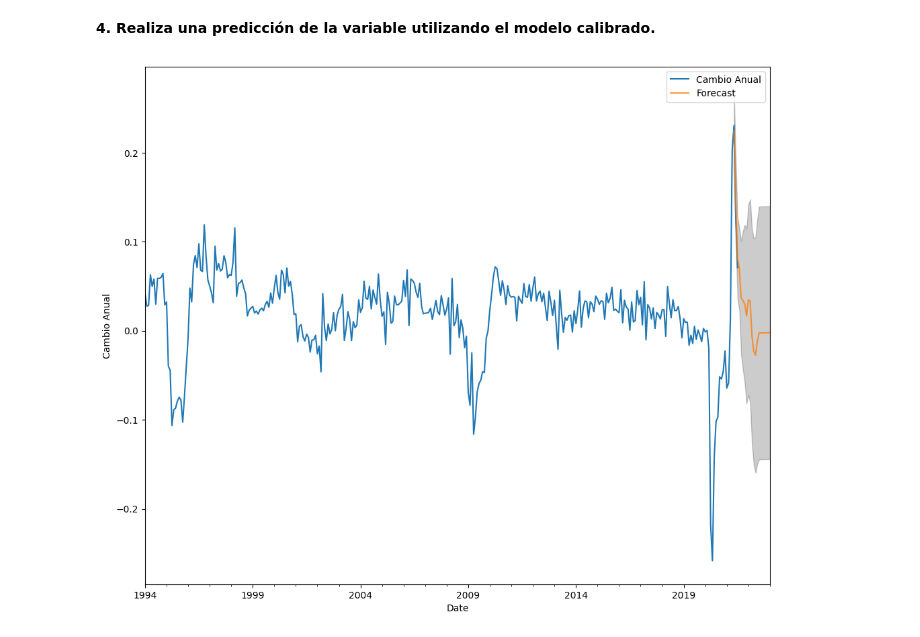
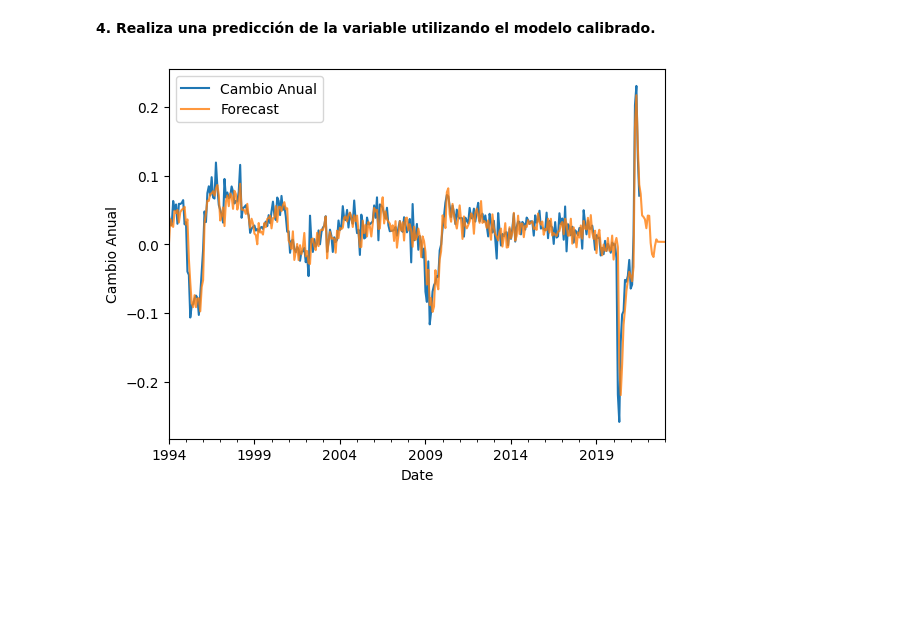
Before and after one commit to alexlohe25/IA_II, a Jupyter notebook: mod_5/arima-sarima.ipynb, the cells around one changed output. Drawn from its saved outputs; the diff is of its cells as text; code cells hidden in the pictures; blank space fills up the shorter version.

```diff
--- a/mod_5/arima-sarima.ipynb
+++ b/mod_5/arima-sarima.ipynb
@@ -152,7 +152,7 @@ El ACF muestra en su graficación 6 autocorrelaciones con valores significativos
 # %% [markdown]
 Modelo SARIMA
 # %%
-sarima_model = sm.tsa.statespace.SARIMAX(df_Stationality['Valor (log)'], order = (1,0,0), seasonal_order = (0,1,1,12), simple_differencing = True).fit()
+sarima_model = sm.tsa.statespace.SARIMAX(df_Stationality['Valor (log)'], order = (1,0,1), seasonal_order = (0,1,1,12), simple_differencing = True).fit()
 sarima_model.summary()
 # %% [output]
 SARIMAX Results
@@ -216,12 +217,11 @@ La variable hace referencia a la tasa de crecimiento anual en porcentaje mensual
 # %% [markdown]
 **4. Realiza una predicción de la variable utilizando el modelo calibrado.**
 # %%
-prediction = sarima_model.get_prediction(start = pd.to_datetime('2021-05-01'), end = pd.to_datetime('2023-01-01'), dynamic = False)
+prediction = sarima_model.get_prediction(start = pd.to_datetime('1994-01-01'), end = pd.to_datetime('2023-01-01'), dynamic = False)
 prediction_ci = prediction.conf_int()
 ax = df_Stationality_transformed.plot(label = 'Observed', xlabel = 'Date', ylabel = 'Cambio Anual')
-prediction.predicted_mean.plot(ax = ax, label = 'Forecast', alpha = 0.8, figsize = (12,10))
-ax.fill_between(prediction_ci.index,prediction_ci.iloc[:, 0], prediction_ci.iloc[:, 1], color='k', alpha=.2)
+prediction.predicted_mean.plot(ax = ax, label = 'Forecast', alpha = 0.8)
 plt.legend()
 plt.show()
 # %% [output]
-[figure, old version]
+[figure, new version]
```
Also changed, not shown: parts of 8 cells of this notebook, 4 other files.
